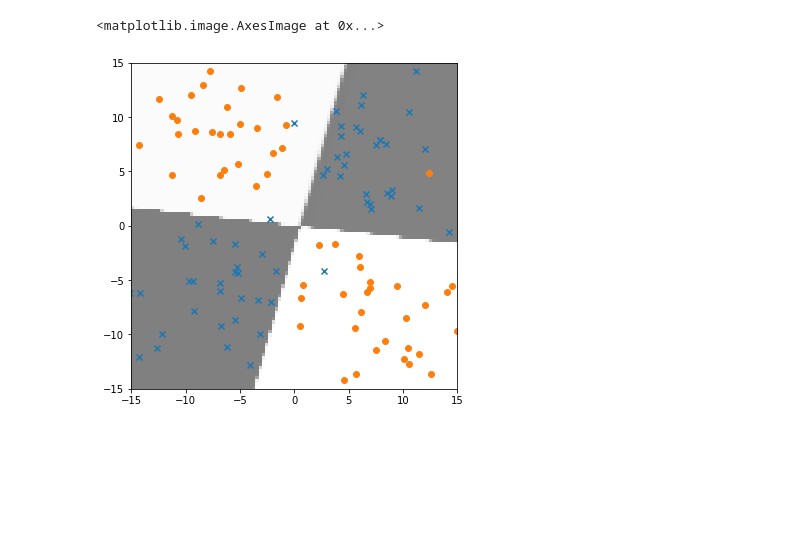
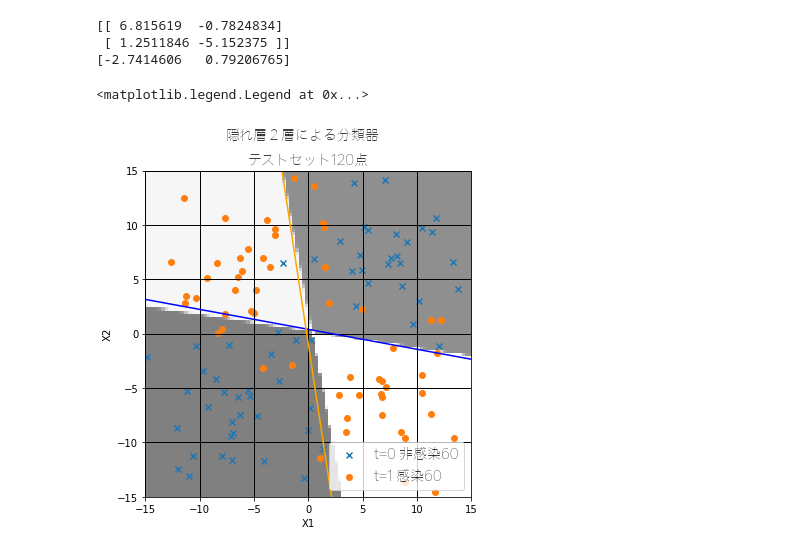
Before and after one commit to sanbongazin/my_mechanic_studies, a Jupyter notebook: 20180627_DupulicateCellNewralNetwork.ipynb, the cells around one changed output. Drawn from its saved outputs; the diff is of its cells as text; code cells hidden in the pictures; blank space fills up the shorter version.

```diff
--- a/20180627_DupulicateCellNewralNetwork.ipynb
+++ b/20180627_DupulicateCellNewralNetwork.ipynb
@@ -6,9 +6,12 @@ from numpy.random import multivariate_normal,permutation
 # from tensorflow.examples.tutorials.mnist import input_data
 import pandas as pd
 from pandas import DataFrame, Series
+from matplotlib.font_manager import FontProperties
 
-np.random.seed(20160614)
-tf.set_random_seed(20160614)
+fp = FontProperties(fname=r'/system/library/fonts/ヒラギノ角ゴシック W0.ttc', size = 14)
+
+np.random.seed(19961123)
+tf.set_random_seed(19961123)
 
 %config IPCompleter.greedy=True
 %matplotlib inline
@@ -89,0 +102,16 @@ Step:2000, Loss:16.436703, Accuracy:0.966667
+# %%
+w1_val , b1_val=sess.run([w1,b1])
+print (w1_val)
+print (b1_val)
+# %% [output]
+[[ 6.815619  -0.7824834]
+ [ 1.2511846 -5.152375 ]]
+[-2.7414606   0.79206765]
+# %%
+# それぞれのw11,w21,w22,w12という一次関数に代入する値を設定する。
+w11 = w1_val[0][0]
+w21 = w1_val[1][0]
+w12 = w1_val[1][1]
+w22 = w1_val[0][1]
+b1_final = b1_val[0]
+b2_final = b1_val[1]
@@ -90,23 +120,43 @@ Step:2000, Loss:16.436703, Accuracy:0.966667
 # %%
 train_set1 = train_set[train_set['t'] == 1]
 train_set2 = train_set[train_set['t'] == 0]
 
 fig = plt.figure(figsize=(6, 6))
 subplot = fig.add_subplot(1,1,1)
 subplot.set_ylim([-15, 15])
 subplot.set_xlim([-15, 15])
 
-subplot.scatter(train_set1.x1, train_set1.x2, marker = 'x')
-subplot.scatter(train_set2.x1, train_set2.x2, marker = 'o')
+# マーカーの配置
+subplot.scatter(train_set1.x1, train_set1.x2, marker = 'x',label = "t=0 非感染{}".format(len(train_set1)))
+subplot.scatter(train_set2.x1, train_set2.x2, marker = 'o',label = "t=1 感染{}".format(len(train_set2)))
 
 locations = []
 for x2 in np.linspace(-15, 15, 100):
     for x1 in np.linspace(-15, 15, 100):
         locations.append((x1, x2))
 
 p_vals = sess.run(p, feed_dict={x:locations})
 p_vals = p_vals.reshape((100, 100))
+
+#XOR計算の結果を描画(隠れ層２の計算結果の表示)
 subplot.imshow(p_vals, origin='lower', extent = (-15, 15, -15, 15), cmap = plt.cm.gray_r, alpha = 0.5)
+
+x_line = np.arange(-15, 15 ,0.1)
+
+# 一次関数のエッジを作る
+subplot.plot(x_line, -((w21/w11)*x_line+b1_final/w11), color='blue')
+subplot.plot(x_line, -(w12/w22)*x_line+b2_final/w22, color='orange')
+
+# グリッドを作る
+subplot.grid(which='major', color='black', linestyle='-', linewidth = 1)
+subplot.grid(which='minor', color='black', linestyle='-')
+
+# 題名と軸ラベルをかく。
+plt.suptitle(u'隠れ層２層による分類器',fontproperties=fp)
+plt.title(u'テストセット{}点'.format(len(train_set)),fontproperties=fp)
+plt.xlabel(u'X1')
+plt.ylabel(u'X2')
+plt.legend(prop=fp, loc='lower right')
 # %% [output]
-<matplotlib.image.AxesImage at 0x...>
+<matplotlib.legend.Legend at 0x...>
-[figure, old version]
+[figure, new version]
```
Also changed, not shown: parts of 8 cells of this notebook, 21 other files.
